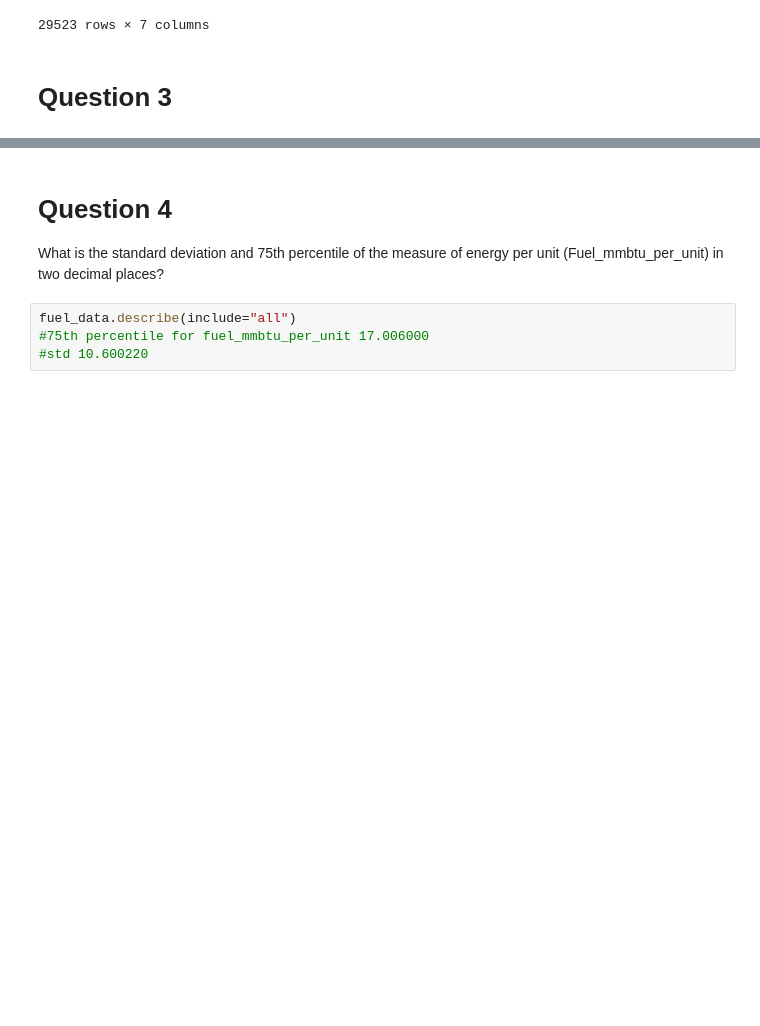
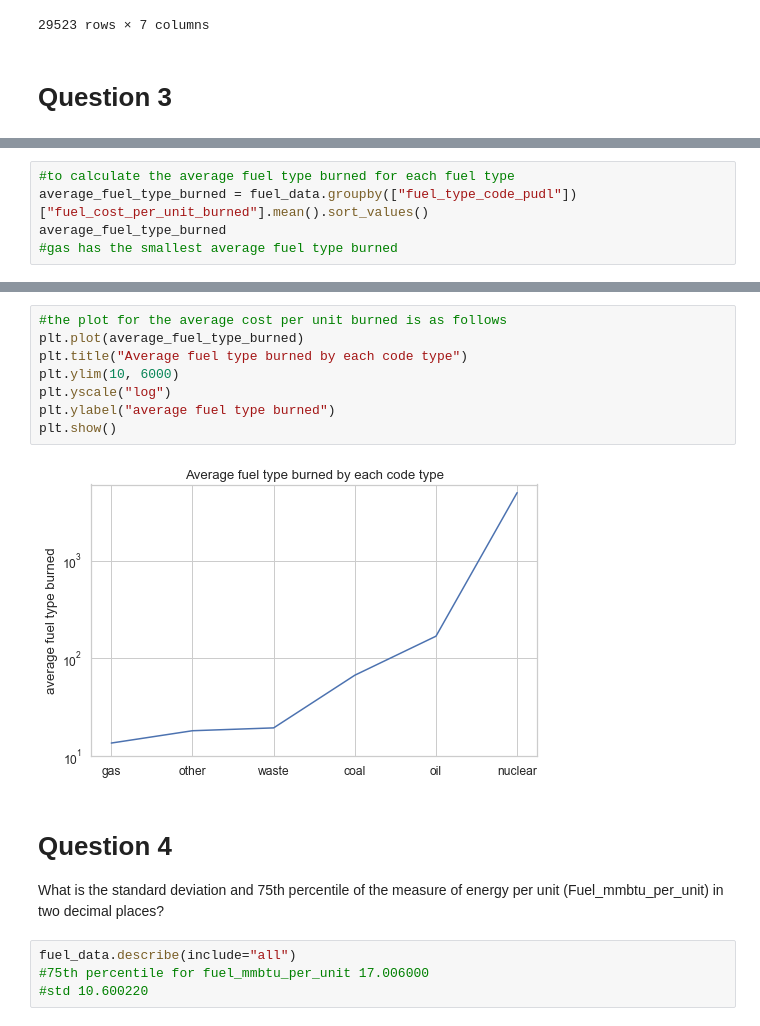
Before and after one commit to olufunmiruth/hamoye, a Jupyter notebook: Quiz_stage_A.ipynb, the cells around one changed output, grey strips where cells are left out. Drawn from its saved outputs; the diff is of its cells as text; blank space fills up the shorter version.

Commit message:
visualisations

```diff
--- a/Quiz_stage_A.ipynb
+++ b/Quiz_stage_A.ipynb
@@ -49,0 +54,5 @@ Name: fuel_cost_per_unit_burned, dtype: float64
+# %%
+#to calculate the average fuel type burned for each fuel type
+average_fuel_type_burned = fuel_data.groupby(["fuel_type_code_pudl"])["fuel_cost_per_unit_burned"].mean().sort_values()
+average_fuel_type_burned
+#gas has the smallest average fuel type burned
@@ -50,3 +68,13 @@ Name: fuel_cost_per_unit_burned, dtype: float64
+# %%
+#the plot for the average cost per unit burned is as follows
+plt.plot(average_fuel_type_burned)
+plt.title("Average fuel type burned by each code type")
+plt.ylim(10, 6000)
+plt.yscale("log")
+plt.ylabel("average fuel type burned")
+plt.show()
+# %% [output]
+[figure, added]
 # %% [markdown]
 # Question 4
 
```
Also changed, not shown: parts of 20 cells of this notebook.
